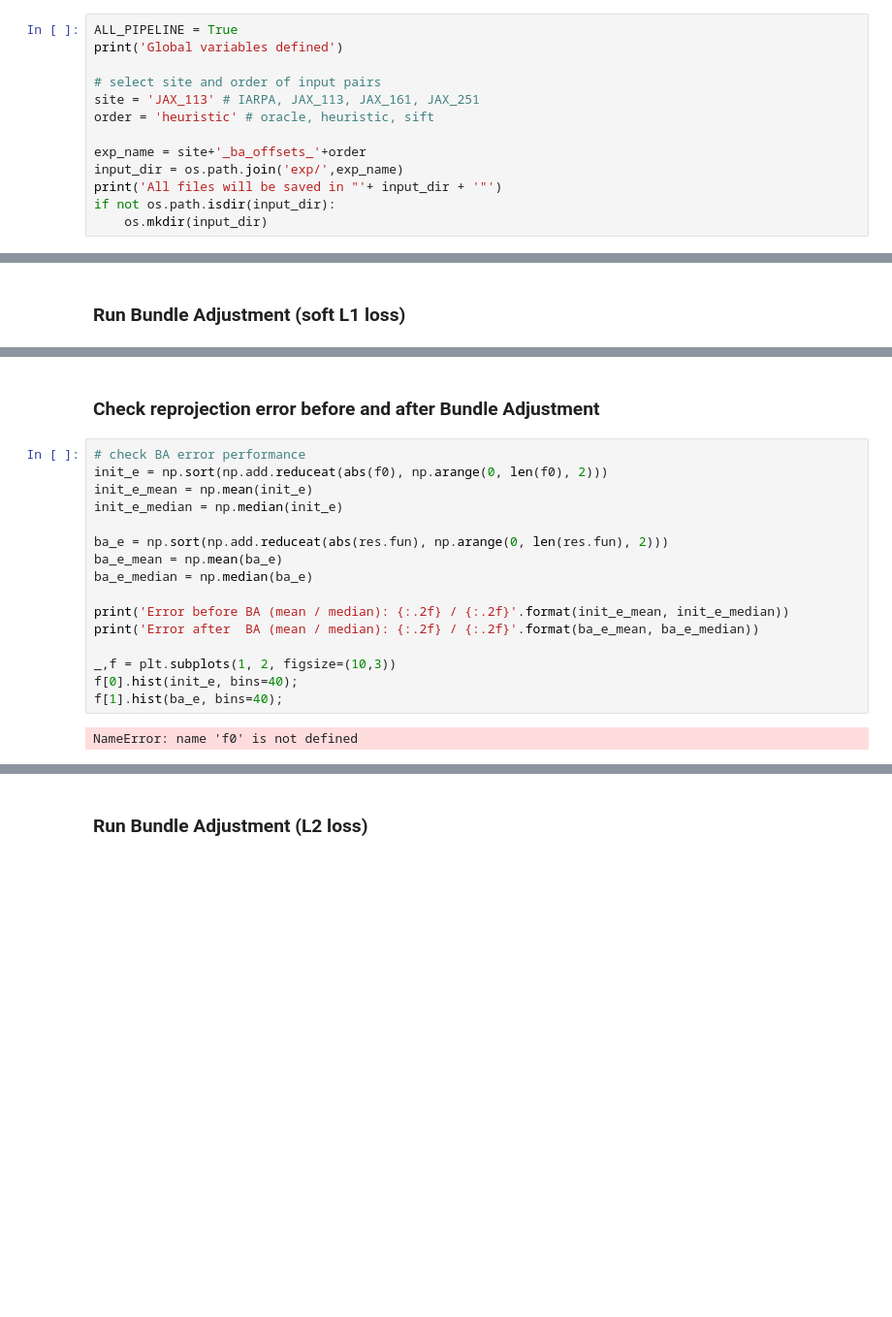
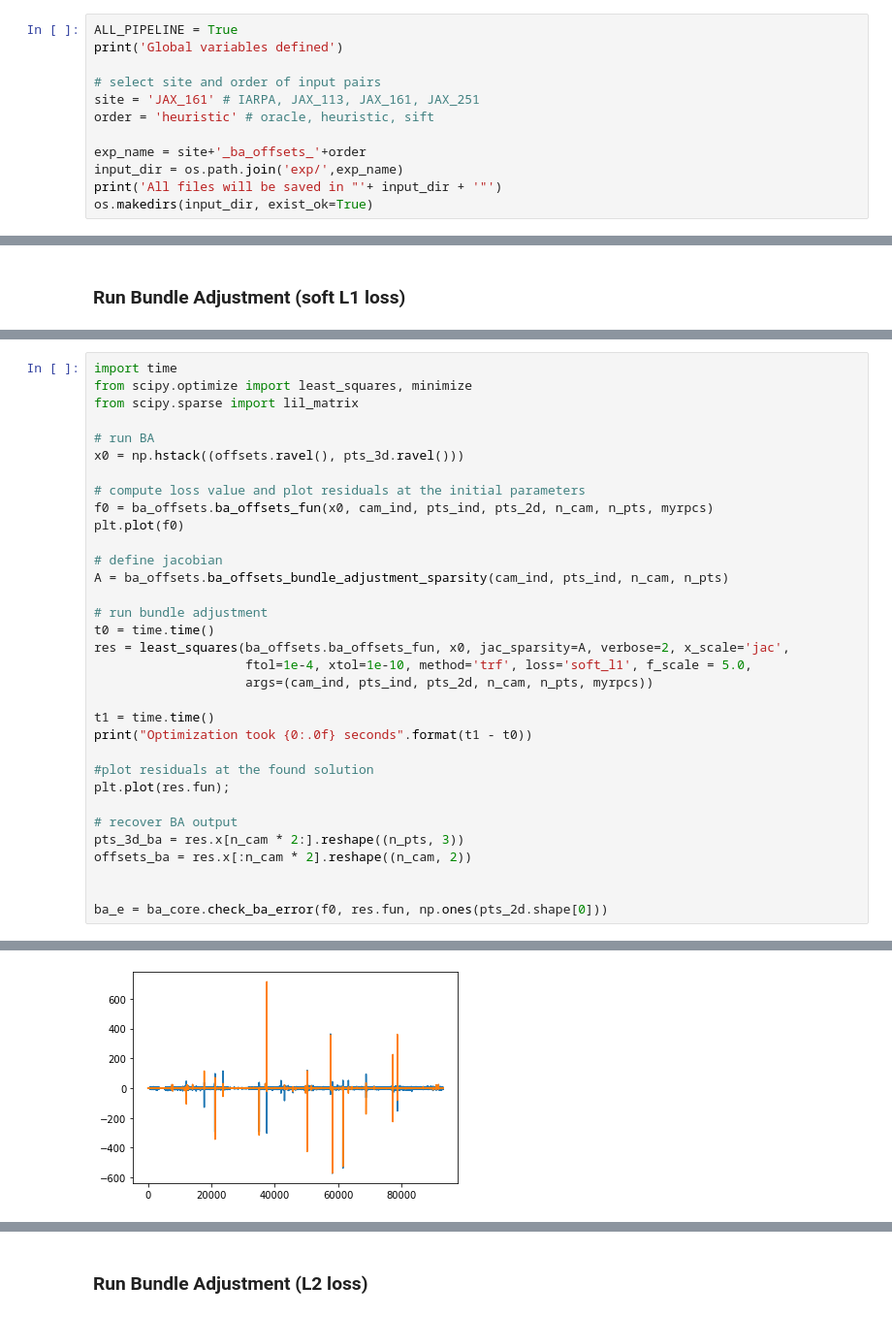
Before and after one commit to centreborelli/sat-bundleadjust, a Jupyter notebook: ba_offsets.ipynb, the cells around one changed output, grey strips where cells are left out. Shown at 97% size. Saved outputs shown, nothing was run; the diff lists cells and outputs as text; blank space fills up the shorter version.

```diff
--- a/ba_offsets.ipynb
+++ b/ba_offsets.ipynb
@@ -37,13 +37,12 @@ ALL_PIPELINE = True
 print('Global variables defined')
 
 # select site and order of input pairs
-site = 'JAX_113' # IARPA, JAX_113, JAX_161, JAX_251
+site = 'JAX_161' # IARPA, JAX_113, JAX_161, JAX_251
 order = 'heuristic' # oracle, heuristic, sift
 
 exp_name = site+'_ba_offsets_'+order
 input_dir = os.path.join('exp/',exp_name)
 print('All files will be saved in "'+ input_dir + '"')
-if not os.path.isdir(input_dir):
-    os.mkdir(input_dir)
+os.makedirs(input_dir, exist_ok=True)
 # %% [output]
 Global variables defined
@@ -682,20 +187,34 @@ offsets_ba = res.x[:n_cam * 2].reshape((n_cam, 2))
-# %% [markdown]
-### Check reprojection error before and after Bundle Adjustment
-# %%
-# check BA error performance
-init_e = np.sort(np.add.reduceat(abs(f0), np.arange(0, len(f0), 2)))
-init_e_mean = np.mean(init_e)
-init_e_median = np.median(init_e)
-
-ba_e = np.sort(np.add.reduceat(abs(res.fun), np.arange(0, len(res.fun), 2)))
-ba_e_mean = np.mean(ba_e)
-ba_e_median = np.median(ba_e)
-
-print('Error before BA (mean / median): {:.2f} / {:.2f}'.format(init_e_mean, init_e_median))
-print('Error after  BA (mean / median): {:.2f} / {:.2f}'.format(ba_e_mean, ba_e_median))
-
-_,f = plt.subplots(1, 2, figsize=(10,3))
-f[0].hist(init_e, bins=40);
-f[1].hist(ba_e, bins=40);
-# %% [output]
-NameError: name 'f0' is not defined
+# %%
+import time
+from scipy.optimize import least_squares, minimize
+from scipy.sparse import lil_matrix
+
+# run BA
+x0 = np.hstack((offsets.ravel(), pts_3d.ravel()))
+
+# compute loss value and plot residuals at the initial parameters
+f0 = ba_offsets.ba_offsets_fun(x0, cam_ind, pts_ind, pts_2d, n_cam, n_pts, myrpcs)
+plt.plot(f0)
+
+# define jacobian
+A = ba_offsets.ba_offsets_bundle_adjustment_sparsity(cam_ind, pts_ind, n_cam, n_pts)
+
+# run bundle adjustment
+t0 = time.time()
+res = least_squares(ba_offsets.ba_offsets_fun, x0, jac_sparsity=A, verbose=2, x_scale='jac',
+                    ftol=1e-4, xtol=1e-10, method='trf', loss='soft_l1', f_scale = 5.0,
+                    args=(cam_ind, pts_ind, pts_2d, n_cam, n_pts, myrpcs))
+
+t1 = time.time()
+print("Optimization took {0:.0f} seconds".format(t1 - t0))
+
+#plot residuals at the found solution
+plt.plot(res.fun);
+
+# recover BA output
+pts_3d_ba = res.x[n_cam * 2:].reshape((n_pts, 3))
+offsets_ba = res.x[:n_cam * 2].reshape((n_cam, 2))
+
+
+ba_e = ba_core.check_ba_error(f0, res.fun, np.ones(pts_2d.shape[0]))
+# %% [output]
@@ -701,0 +238 @@ NameError: name 'f0' is not defined
+[figure, added]
```
Also changed, not shown: parts of 39 cells of this notebook, 49 other files.
